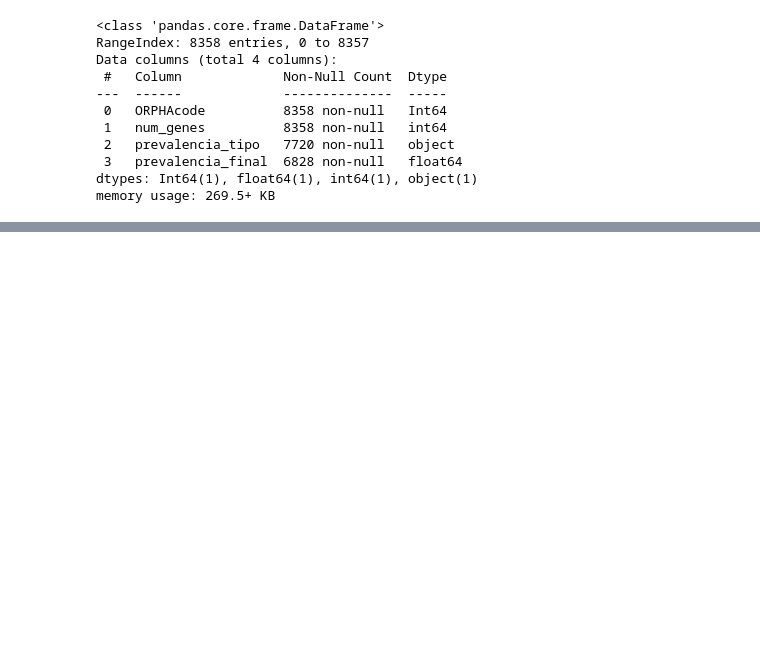
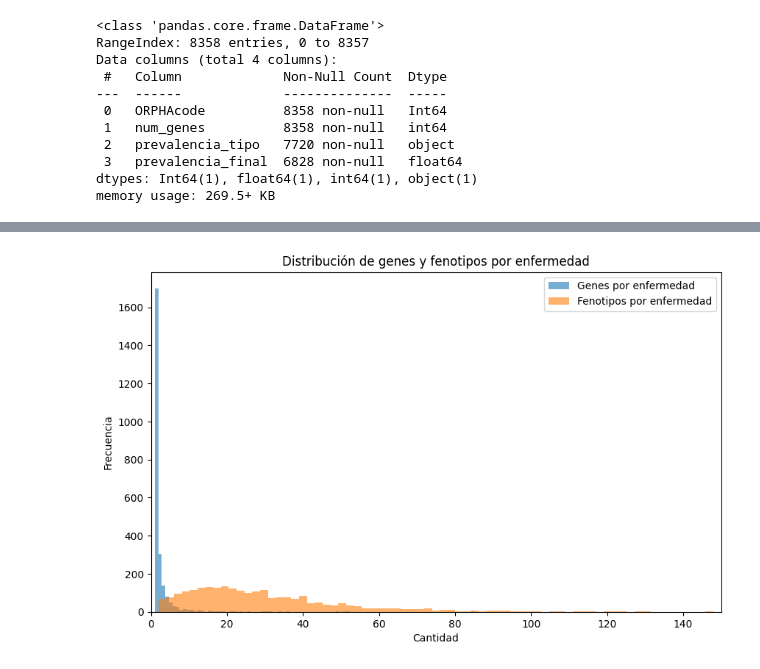
Before and after one commit to Muriburu/ITAcademy, a Jupyter notebook: Sprint 10 - Pràctica final/Code/Tratamiento_datos_Orphadata.ipynb, the cells around one changed output, grey strips where cells are left out. Drawn from its saved outputs; the diff is of its cells as text; code cells hidden in the pictures; blank space fills up the shorter version.

```diff
--- a/Sprint 10 - Pràctica final/Code/Tratamiento_datos_Orphadata.ipynb
+++ b/Sprint 10 - Pràctica final/Code/Tratamiento_datos_Orphadata.ipynb
@@ -1646,0 +1663,4 @@ multigen_prevalencia['categoria_gen'] = multigen_prevalencia['num_genes'].apply(
+# %%
+enfermedades_fenotipos = fenotipos_final.copy()
+enfermedades_fenotipos.drop(columns=['frecuencia'], inplace=True)
+enfermedades_fenotipos.info()
@@ -1752,0 +1697,13 @@ KeyError: "['total'] not found in axis"
+# %%
+# Conteo de fenotipos por enfermedad
+fenotipos_por_enf = df_fenotipo_genes.groupby('ORPHAcode')['fenotipo_id'].nunique()
+
+# Conteo de genes por enfermedad
+genes_por_enf = df_fenotipo_genes.groupby('ORPHAcode')['simbolo_gen'].nunique()
+
+# Unimos ambos conteos en un solo DataFrame
+df_complejidad = pd.DataFrame({
+    'num_fenotipos': fenotipos_por_enf,
+    'num_genes': genes_por_enf
+}).reset_index()
+df_complejidad
@@ -1752,0 +1724,12 @@ KeyError: "['total'] not found in axis"
+# %%
+plt.figure(figsize=(10, 6))
+plt.hist(df_complejidad['num_genes'], bins=90, alpha=0.6, label='Genes por enfermedad')
+plt.hist(df_complejidad['num_fenotipos'], bins=90, alpha=0.6, label='Fenotipos por enfermedad')
+plt.legend()
+plt.xlim(0, 150)
+plt.xlabel("Cantidad")
+plt.ylabel("Frecuencia")
+plt.title("Distribución de genes y fenotipos por enfermedad")
+plt.show()
+# %% [output]
+[figure, added]
```
Also changed, not shown: parts of 31 cells of this notebook, 18 other files.
